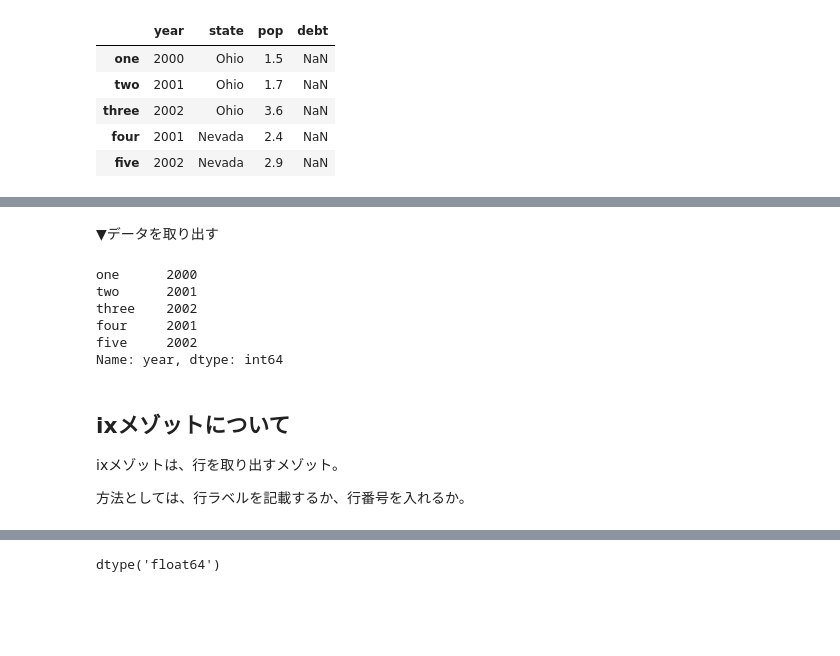
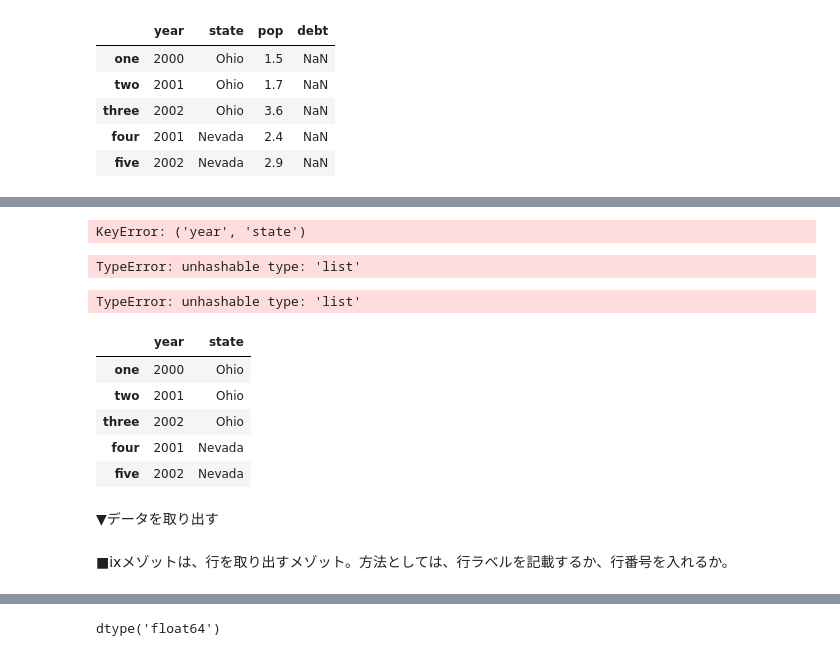
Before and after one commit to kinotsurayasu/python, a Jupyter notebook: Pandas.ipynb, the cells around one changed output, grey strips where cells are left out. Saved outputs shown, nothing was run; the diff lists cells and outputs as text; code cells hidden in the pictures; blank space fills up the shorter version.

```diff
--- a/Pandas.ipynb
+++ b/Pandas.ipynb
@@ -47,7 +47,8 @@ DataFrame(data,columns=['year','state','pop'])
 | 3 | 2001 | Nevada | 2.4 |
 | 4 | 2002 | Nevada | 2.9 |
 # %%
-DataFrame(data,columns=['year','state','pop','debt'],index=['one','two','three','four','five'])
+df=DataFrame(data,columns=['year','state','pop','debt'],index=['one','two','three','four','five'])
+df
 # %% [output]
 |  | year | state | pop | debt |
 | one | 2000 | Ohio | 1.5 | NaN |
@@ -58,2 +94,25 @@ DataFrame(data,columns=['year','state','pop','debt'],index=['one','two','three',
+# %%
+df['year','state']
+# %% [output]
+KeyError: ('year', 'state')
+# %%
+df[['year'],['state']]
+# %% [output]
+TypeError: unhashable type: 'list'
+# %%
+#リストの中に2次元配列
+df[['year'],['state']]
+# %% [output]
+TypeError: unhashable type: 'list'
+# %%
+#2つ以上取得したい場合はリストにして渡してあげる。
+df[['year','state']]
+# %% [output]
+|  | year | state |
+| one | 2000 | Ohio |
+| two | 2001 | Ohio |
+| three | 2002 | Ohio |
+| four | 2001 | Nevada |
+| five | 2002 | Nevada |
 # %% [markdown]
 ▼データを取り出す
@@ -62,9 +118,0 @@ frame2=DataFrame(data,columns=['year','state','pop','debt'],index=['one','two','
-# %%
-frame2['year']
-# %% [output]
-one      2000
-two      2001
-three    2002
-four     2001
-five     2002
-Name: year, dtype: int64
@@ -74,6 +119,2 @@ frame2.year
 # %% [markdown]
-## ixメゾットについて
-
-ixメゾットは、行を取り出すメゾット。
-
-方法としては、行ラベルを記載するか、行番号を入れるか。
+■ixメゾットは、行を取り出すメゾット。方法としては、行ラベルを記載するか、行番号を入れるか。
```
Also changed, not shown: parts of 48 cells of this notebook.
